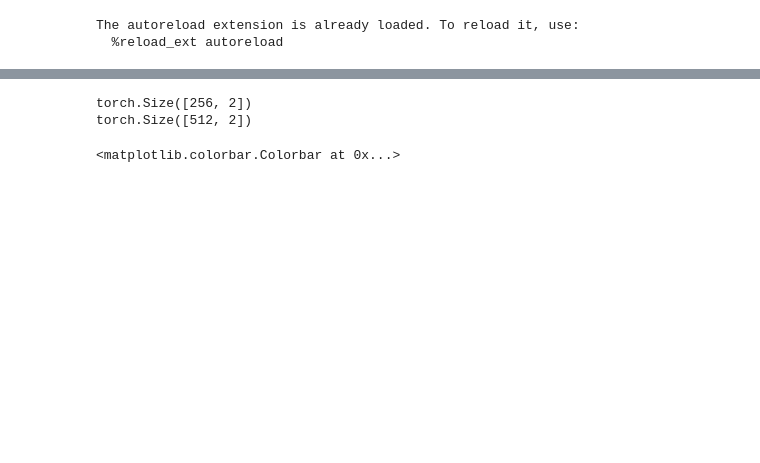
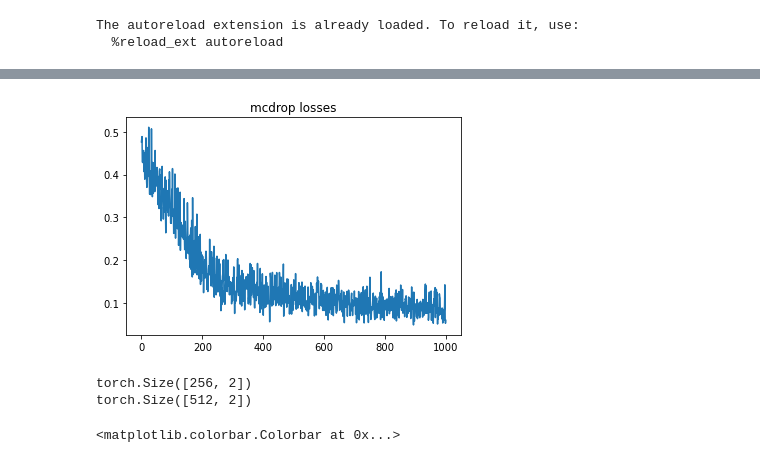
Before and after one commit to MJ10/DEUP, a Jupyter notebook: notebooks/flows_density_est.ipynb, the cells around one changed output, grey strips where cells are left out. Saved outputs shown, nothing was run; the diff lists cells and outputs as text; code cells hidden in the pictures; blank space fills up the shorter version.

```diff
--- a/notebooks/flows_density_est.ipynb
+++ b/notebooks/flows_density_est.ipynb
@@ -9,11 +9,13 @@ from matplotlib import pyplot as plt
 import numpy as np
 from copy import deepcopy
 import torch
-from uncertaintylearning.utils import (FixedKernelDensityEstimator, CVKernelDensityEstimator, MAFMOGDensityEstimator,
+from uncertaintylearning.utils import (FixedKernelDensityEstimator, CVKernelDensityEstimator, MAFMOGDensityEstimator, VarianceSource,
                                        create_network, create_optimizer, create_multiplicative_scheduler,
                                        MADEMOGDensityEstimator)
-from uncertaintylearning.models import EpistemicPredictor, MCDropout
+from uncertaintylearning.models import EpistemicPredictor2, MCDropout
 from torch.utils.data import DataLoader, TensorDataset
+
+EpistemicPredictor = EpistemicPredictor2
 # %%
 def oracle(x, noise=0.1):
     # returns sin(2pi x) + epsilon with epsilon ~ N(0, 0.1)
@@ -66,28 +71,41 @@ plt.show()
 # %%
-density_estimator = MAFMOGDensityEstimator(n_components=3, n_blocks=5, lr=1e-4, use_log_density=True, use_density_scaling=True)
+density_estimator = MAFMOGDensityEstimator(n_components=3, n_blocks=5, lr=1e-3, use_log_density=True, use_density_scaling=True)
 # density_estimator = MADEMOGDensityEstimator(n_components=5, lr=1e-4, epochs=20, use_log_density=True)
+network = create_network(2, 1, 64, 'relu', False, 3, 0.3)
+optimizer = create_optimizer(network, 1e-3)
 
-features = 'd'
-networks = {'a_predictor': create_network(2, 1, 64, 'tanh', True),
-            'e_predictor': create_network(len(features) + (1 if 'x' in features else 0), 1, 64, 'relu', True, 3),
-            'f_predictor': create_network(2, 1, 64, 'relu', False)
+mcdrop = MCDropout(x, y, network, optimizer, batch_size=64)
+variance_source = VarianceSource(mcdrop, 50, 1000)
+losses = variance_source.fit()
+plt.plot(losses)
+plt.title('mcdrop losses')
+plt.show()
+
+features = 'xdv'
+networks = {'a_predictor': create_network(2, 1, 64, 'tanh', True, 2),
+            'e_predictor': create_network(len(features) + (1 if 'x' in features else 0), 1, 512, 'relu', True, 4),
+            'f_predictor': create_network(2, 1, 64, 'relu', False, 2)
             }
 
 optimizers = {'a_optimizer': create_optimizer(networks['a_predictor'], 1e-3),
-              'e_optimizer': create_optimizer(networks['e_predictor'], 1e-4, weight_decay=1e-2),
-              'f_optimizer': create_optimizer(networks['f_predictor'], 1e-3)
+              'e_optimizer': create_optimizer(networks['e_predictor'], 1e-4),
+              'f_optimizer': create_optimizer(networks['f_predictor'], 5e-4)
               }
 
 model = EpistemicPredictor(train_X=x,
                            train_Y=y,
                            networks=networks,
                            optimizers=optimizers,
                            density_estimator=density_estimator,
                            train_Y_2=y2,
                            ood_X=ood_x,
                            ood_Y=ood_y,
                            features=features,
-                           retrain=False)
+                           retrain=False,
+                           variance_source=variance_source,
+                          batch_size=64)
+# %% [output]
+[figure, added]
 # %%
 print(x.shape)
 print(perturb(x).shape)
```
Also changed, not shown: parts of 16 cells of this notebook, 10 other files.
